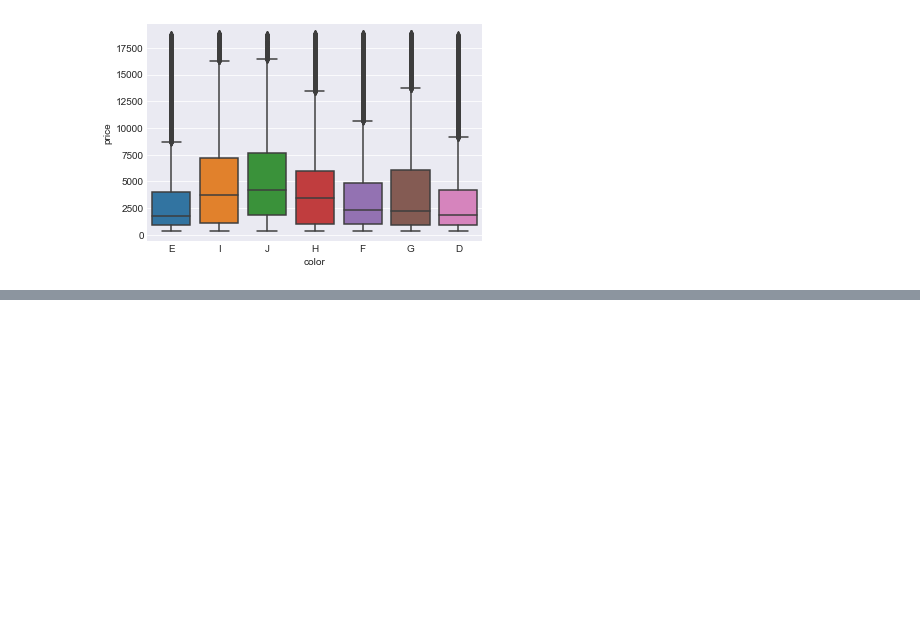
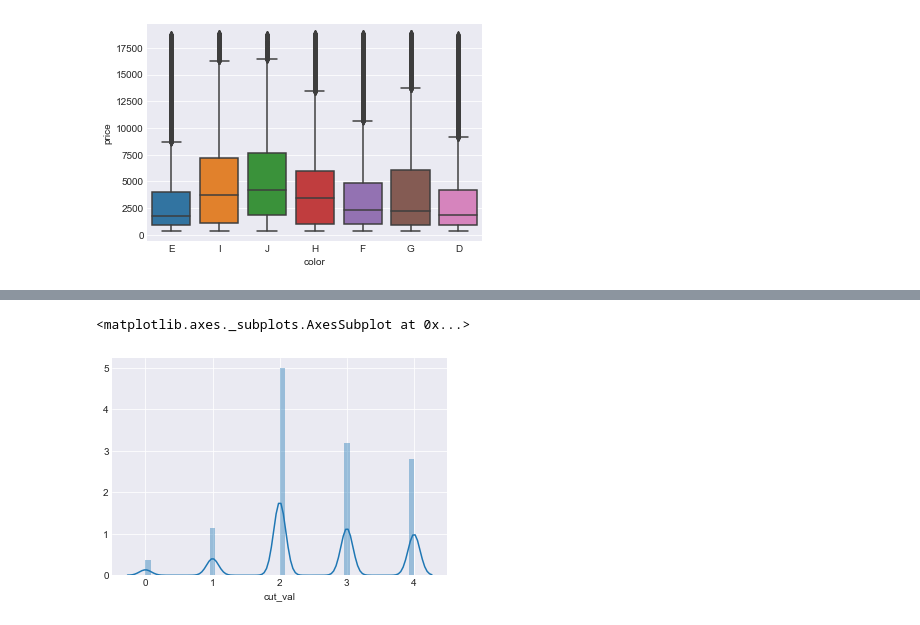
Before and after one commit to Daweet/DataAnalyticsBootCamp, a Jupyter notebook: Diamond.ipynb, the cells around one changed output, grey strips where cells are left out. Drawn from its saved outputs; the diff is of its cells as text; code cells hidden in the pictures; blank space fills up the shorter version.

```diff
--- a/Diamond.ipynb
+++ b/Diamond.ipynb
@@ -907,0 +933,5 @@ sns.boxplot(x='color', y='price', data=df_diamond )
+# %%
+sns.distplot(df_diamond['cut_val'] )
+# %% [output]
+<matplotlib.axes._subplots.AxesSubplot at 0x...>
+[figure, added]
```
Also changed, not shown: parts of 10 cells of this notebook.
